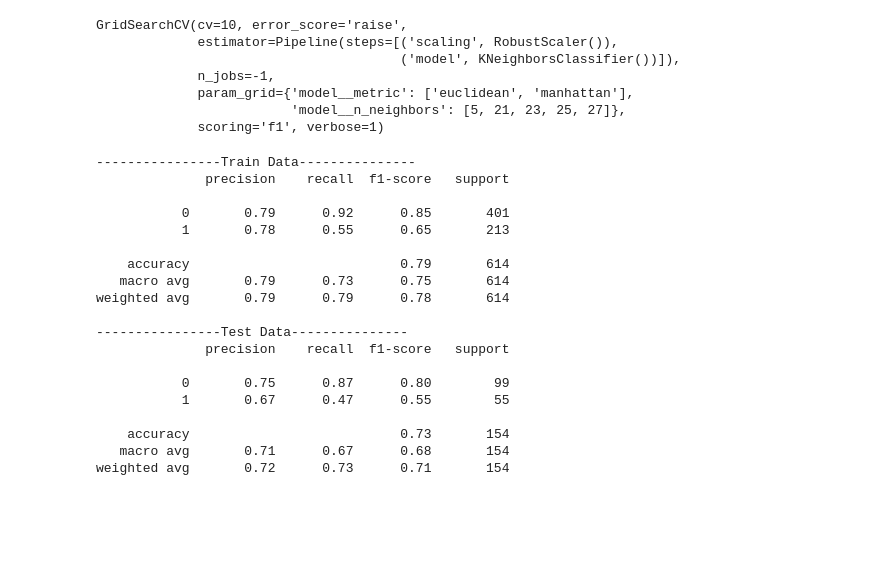
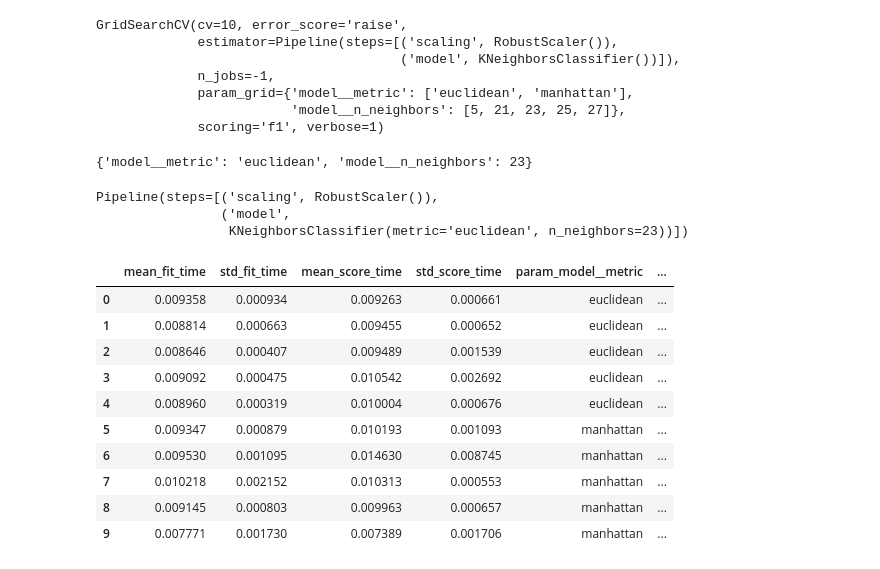
Before and after one commit to dhanush0823-git/ML_Algorithms, a Jupyter notebook: KNN/knnclassifier.ipynb, the cells around one changed output. Saved outputs shown, nothing was run; the diff lists cells and outputs as text; code cells hidden in the pictures; blank space fills up the shorter version.

Commit message:
K-NearestNeighbors

```diff
--- a/KNN/knnclassifier.ipynb
+++ b/KNN/knnclassifier.ipynb
@@ -92,25 +96,24 @@ ytest_pred = grid_search.predict(xtest)
-# %%
-print("----------------Train Data---------------")
-print(classification_report(ytrain,ytrain_pred))
-print("----------------Test Data---------------")
-print(classification_report(ytest,ytest_pred))
-# %% [output]
-----------------Train Data---------------
-              precision    recall  f1-score   support
-
-           0       0.79      0.92      0.85       401
-           1       0.78      0.55      0.65       213
-
-    accuracy                           0.79       614
-   macro avg       0.79      0.73      0.75       614
-weighted avg       0.79      0.79      0.78       614
-
-----------------Test Data---------------
-              precision    recall  f1-score   support
-
-           0       0.75      0.87      0.80        99
-           1       0.67      0.47      0.55        55
-
-    accuracy                           0.73       154
-   macro avg       0.71      0.67      0.68       154
-weighted avg       0.72      0.73      0.71       154
+# %%
+grid_search.best_params_ # this shows the best parameter values
+# %% [output]
+{'model__metric': 'euclidean', 'model__n_neighbors': 23}
+# %%
+grid_search.best_estimator_
+# %% [output]
+Pipeline(steps=[('scaling', RobustScaler()),
+                ('model',
+                 KNeighborsClassifier(metric='euclidean', n_neighbors=23))])
+# %%
+pd.DataFrame(grid_search.cv_results_)
+# %% [output]
+|  | mean_fit_time | std_fit_time | mean_score_time | std_score_time | param_model__metric | ... |
+| 0 | 0.009358 | 0.000934 | 0.009263 | 0.000661 | euclidean | ... |
+| 1 | 0.008814 | 0.000663 | 0.009455 | 0.000652 | euclidean | ... |
+| 2 | 0.008646 | 0.000407 | 0.009489 | 0.001539 | euclidean | ... |
+| 3 | 0.009092 | 0.000475 | 0.010542 | 0.002692 | euclidean | ... |
+| 4 | 0.008960 | 0.000319 | 0.010004 | 0.000676 | euclidean | ... |
+| 5 | 0.009347 | 0.000879 | 0.010193 | 0.001093 | manhattan | ... |
+| 6 | 0.009530 | 0.001095 | 0.014630 | 0.008745 | manhattan | ... |
+| 7 | 0.010218 | 0.002152 | 0.010313 | 0.000553 | manhattan | ... |
+| 8 | 0.009145 | 0.000803 | 0.009963 | 0.000657 | manhattan | ... |
+| 9 | 0.007771 | 0.001730 | 0.007389 | 0.001706 | manhattan | ... |
```
Also changed, not shown: parts of 4 cells of this notebook.
